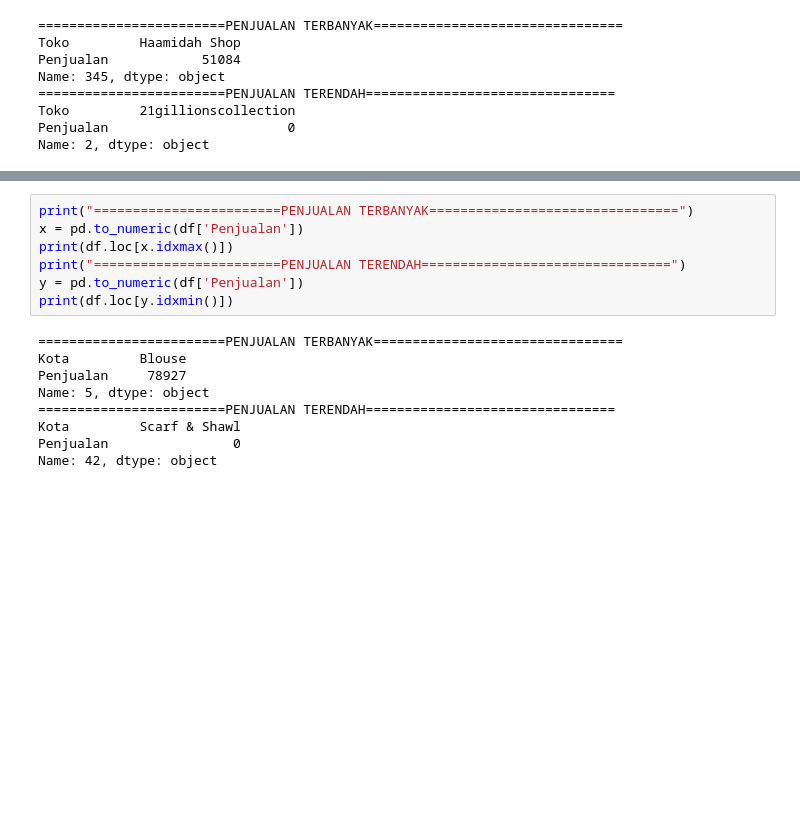
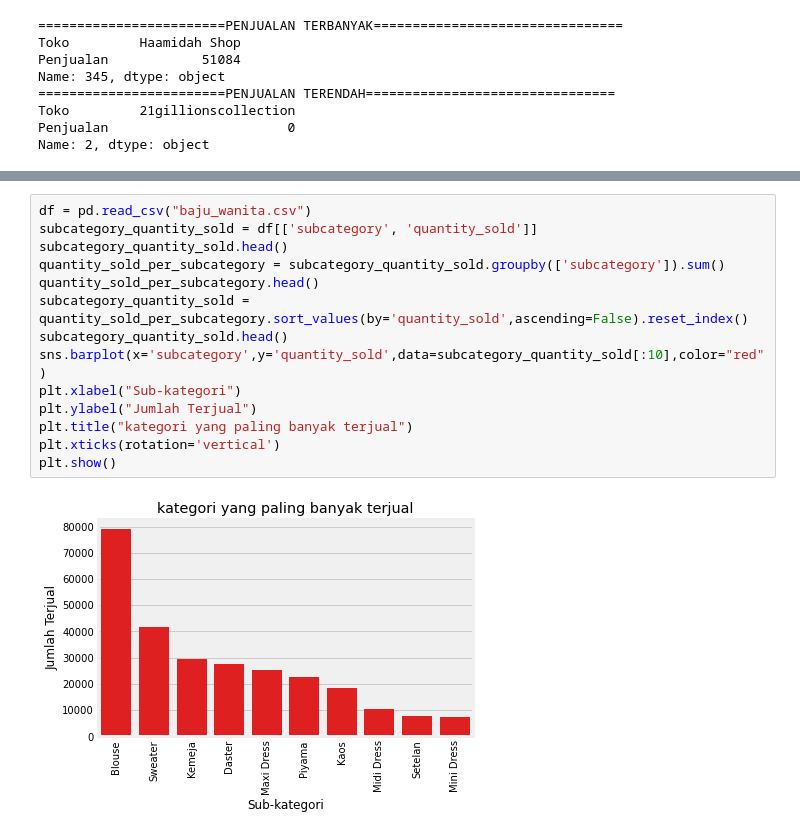
Before and after one commit to fadlanbhahreisy/data_science, a Jupyter notebook: TA-Datawarehouse/main.ipynb, the cells around one changed output, grey strips where cells are left out. Drawn from its saved outputs; the diff is of its cells as text; blank space fills up the shorter version.

```diff
--- a/TA-Datawarehouse/main.ipynb
+++ b/TA-Datawarehouse/main.ipynb
@@ -409,19 +409,19 @@ df.head(10)
 | 8 | Bros | 48 |
 | 9 | Cardigan | 5522 |
 | 10 | Celana Dalam | 1201 |
-# %%
-print("========================PENJUALAN TERBANYAK================================")
-x = pd.to_numeric(df['Penjualan'])
-print(df.loc[x.idxmax()])
-print("========================PENJUALAN TERENDAH================================")
-y = pd.to_numeric(df['Penjualan'])
-print(df.loc[y.idxmin()])
-# %% [output]
-========================PENJUALAN TERBANYAK================================
-Kota         Blouse
-Penjualan     78927
-Name: 5, dtype: object
-========================PENJUALAN TERENDAH================================
-Kota         Scarf & Shawl
-Penjualan                0
-Name: 42, dtype: object
+# %%
+df = pd.read_csv("baju_wanita.csv")
+subcategory_quantity_sold = df[['subcategory', 'quantity_sold']]
+subcategory_quantity_sold.head()
+quantity_sold_per_subcategory = subcategory_quantity_sold.groupby(['subcategory']).sum()
+quantity_sold_per_subcategory.head()
+subcategory_quantity_sold = quantity_sold_per_subcategory.sort_values(by='quantity_sold',ascending=False).reset_index()
+subcategory_quantity_sold.head()
+sns.barplot(x='subcategory',y='quantity_sold',data=subcategory_quantity_sold[:10],color="red")
+plt.xlabel("Sub-kategori")
+plt.ylabel("Jumlah Terjual")
+plt.title("kategori yang paling banyak terjual")
+plt.xticks(rotation='vertical')
+plt.show()
+# %% [output]
+[figure, added]
```
Also changed, not shown: parts of 8 cells of this notebook.
